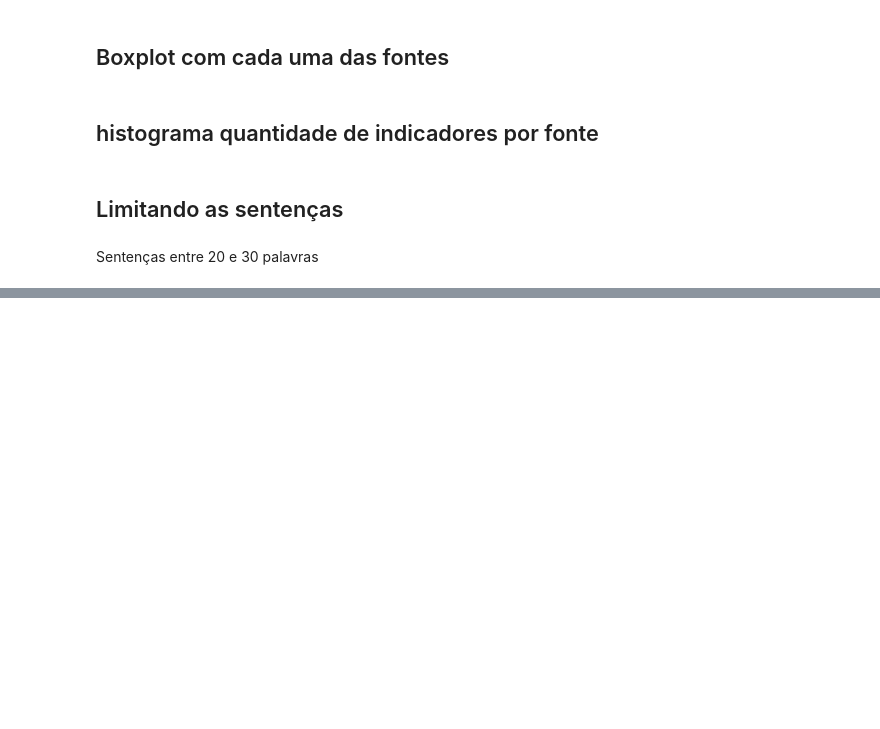
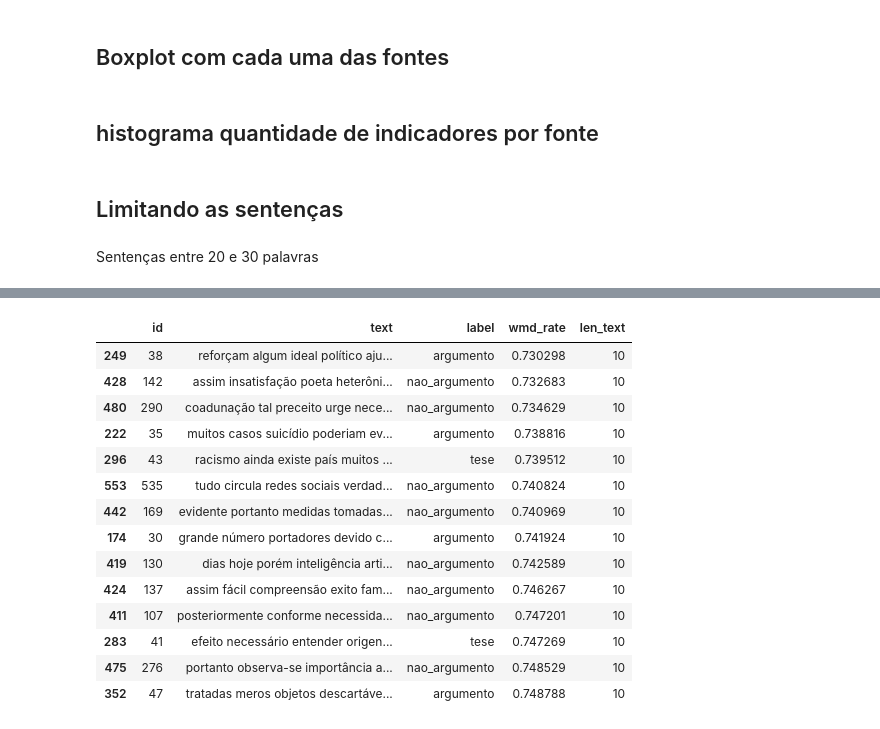
Before and after one commit to filipegl/arg-mining-indicators-ptbr, a Jupyter notebook: analisys-redacoes.ipynb, the cells around one changed output, grey strips where cells are left out. Drawn from its saved outputs; the diff is of its cells as text; code cells hidden in the pictures; blank space fills up the shorter version.

Commit message:
text analysis

```diff
--- a/analisys-redacoes.ipynb
+++ b/analisys-redacoes.ipynb
@@ -215,0 +255,19 @@ for init, final in ranges:
+# %%
+with pd.option_context('display.max_colwidth', None):
+    display(all_indicators_df[all_indicators_df['len_text'].eq(10) & all_indicators_df['wmd_rate'].lt(0.75)].sort_values(by=['wmd_rate']))
+# %% [output]
+|  | id | text | label | wmd_rate | len_text |
+| 249 | 38 | reforçam algum ideal político aju... | argumento | 0.730298 | 10 |
+| 428 | 142 | assim insatisfação poeta heterôni... | nao_argumento | 0.732683 | 10 |
+| 480 | 290 | coadunação tal preceito urge nece... | nao_argumento | 0.734629 | 10 |
+| 222 | 35 | muitos casos suicídio poderiam ev... | argumento | 0.738816 | 10 |
+| 296 | 43 | racismo ainda existe país muitos ... | tese | 0.739512 | 10 |
+| 553 | 535 | tudo circula redes sociais verdad... | nao_argumento | 0.740824 | 10 |
+| 442 | 169 | evidente portanto medidas tomadas... | nao_argumento | 0.740969 | 10 |
+| 174 | 30 | grande número portadores devido c... | argumento | 0.741924 | 10 |
+| 419 | 130 | dias hoje porém inteligência arti... | nao_argumento | 0.742589 | 10 |
+| 424 | 137 | assim fácil compreensão exito fam... | nao_argumento | 0.746267 | 10 |
+| 411 | 107 | posteriormente conforme necessida... | nao_argumento | 0.747201 | 10 |
+| 283 | 41 | efeito necessário entender origen... | tese | 0.747269 | 10 |
+| 475 | 276 | portanto observa-se importância a... | nao_argumento | 0.748529 | 10 |
+| 352 | 47 | tratadas meros objetos descartáve... | argumento | 0.748788 | 10 |
```
Also changed, not shown: parts of 5 cells of this notebook.
